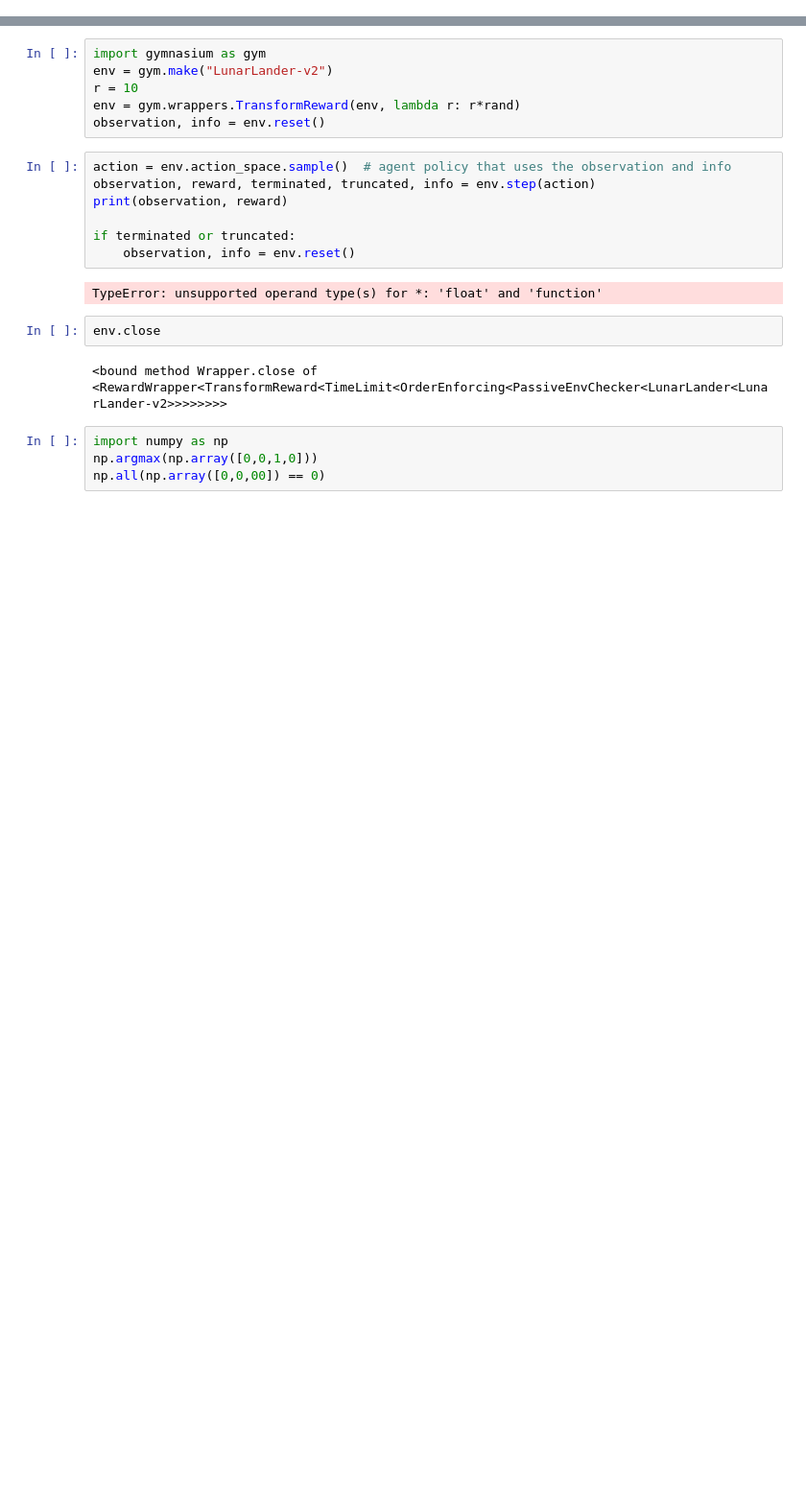
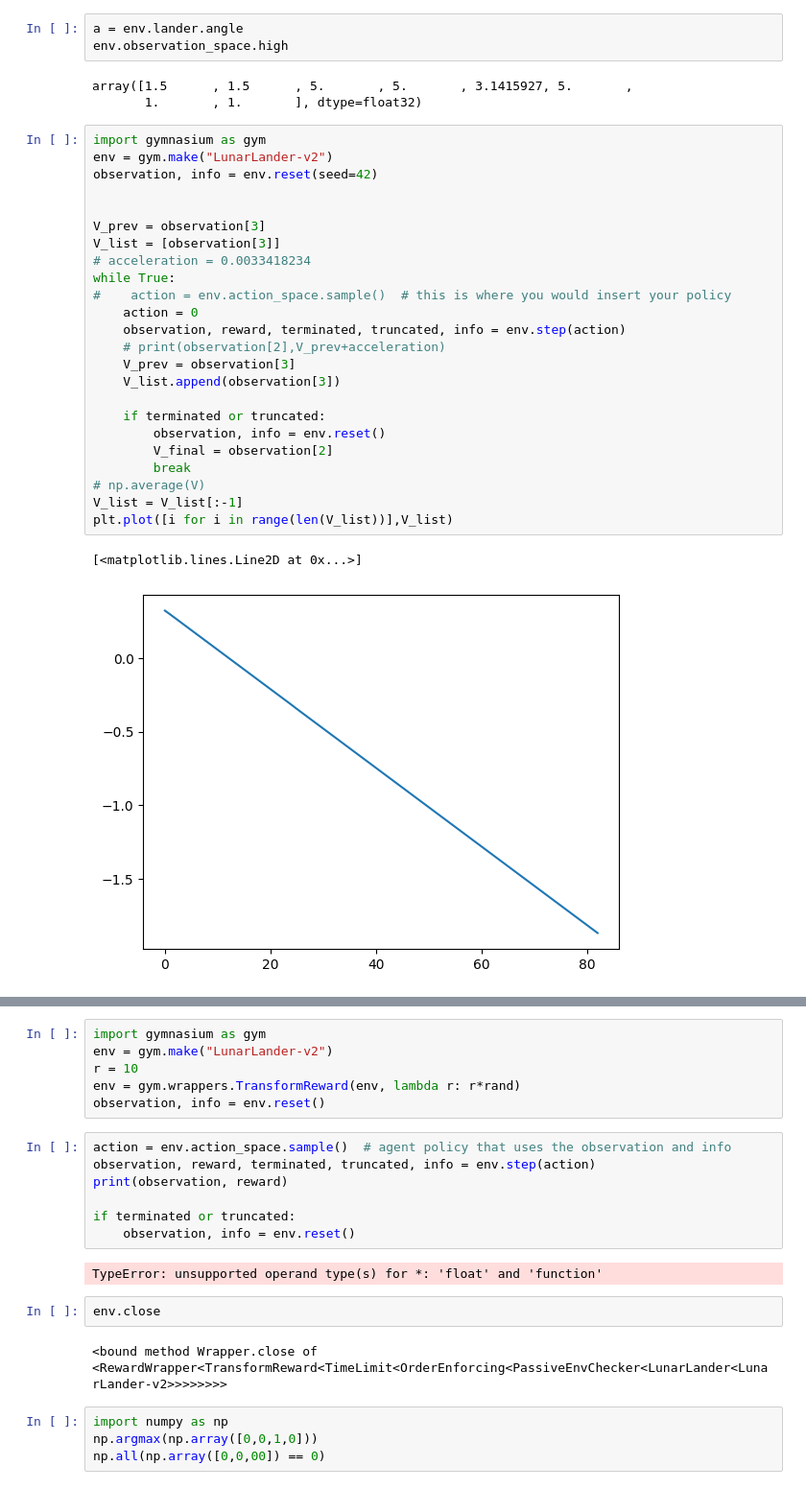
Before and after one commit to qwasteve123/q-learning, a Jupyter notebook: test2.ipynb, the cells around one changed output, grey strips where cells are left out. Shown at 96% size. Cells and saved outputs as stored; diff of their text form; blank space fills up the shorter version.

```diff
--- a/test2.ipynb
+++ b/test2.ipynb
@@ -7,0 +17,33 @@ def rand():
+# %%
+a = env.lander.angle
+env.observation_space.high
+# %% [output]
+array([1.5      , 1.5      , 5.       , 5.       , 3.1415927, 5.       ,
+       1.       , 1.       ], dtype=float32)
+# %%
+import gymnasium as gym
+env = gym.make("LunarLander-v2")
+observation, info = env.reset(seed=42)
+
+
+V_prev = observation[3]
+V_list = [observation[3]]
+# acceleration = 0.0033418234
+while True:
+#    action = env.action_space.sample()  # this is where you would insert your policy
+    action = 0
+    observation, reward, terminated, truncated, info = env.step(action)
+    # print(observation[2],V_prev+acceleration)
+    V_prev = observation[3]
+    V_list.append(observation[3])
+
+    if terminated or truncated:
+        observation, info = env.reset()
+        V_final = observation[2]
+        break
+# np.average(V)
+V_list = V_list[:-1]
+plt.plot([i for i in range(len(V_list))],V_list)
+# %% [output]
+[<matplotlib.lines.Line2D at 0x...>]
+[figure, added]
```
Also changed, not shown: parts of 9 cells of this notebook, 3 other files.
